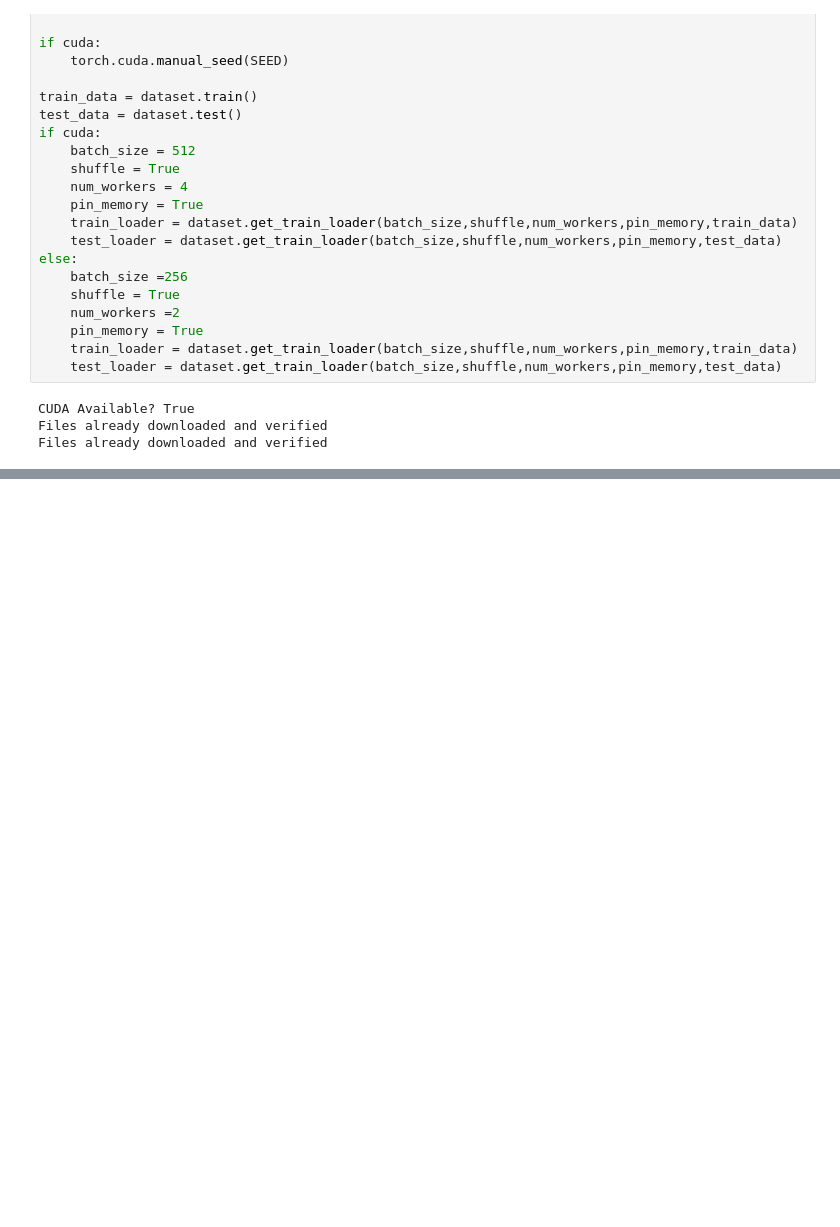
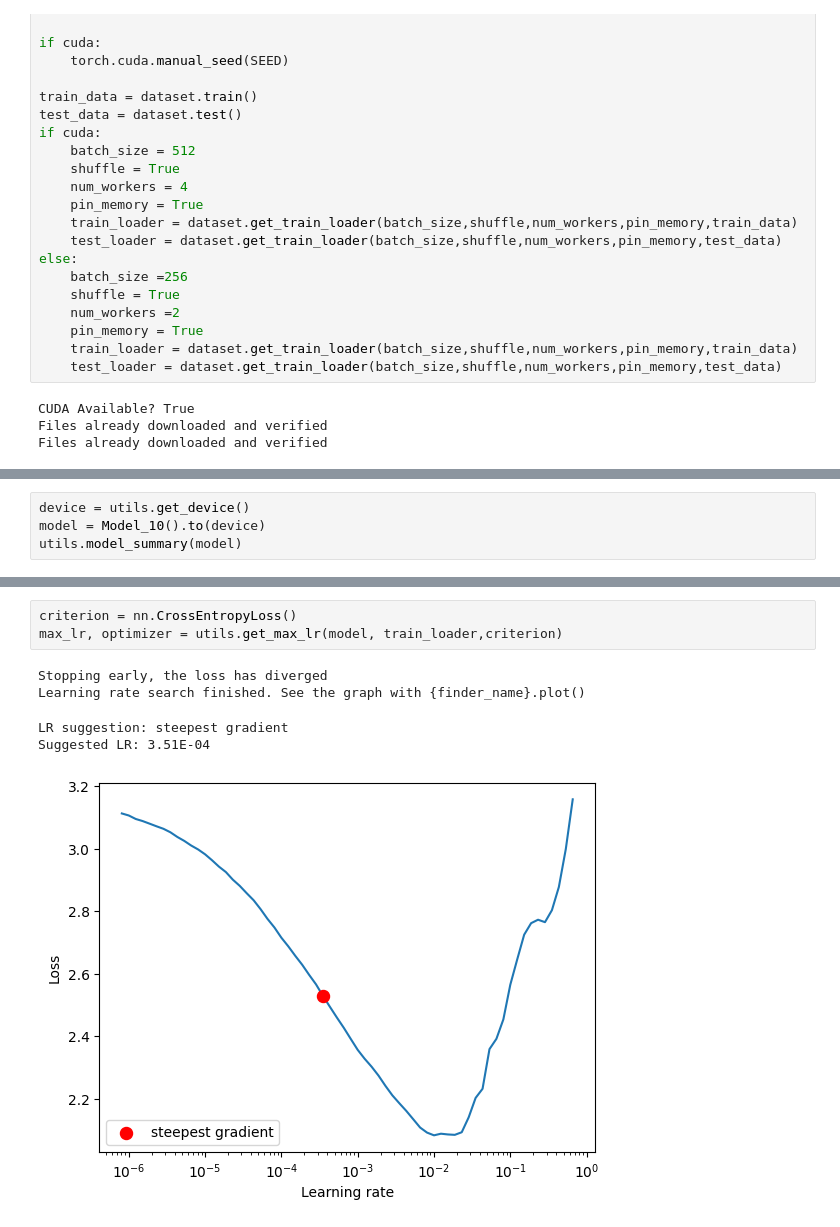
Before and after one commit to RInkalshah93/ERA-V2-Assignment_Rinkal-Shah, a Jupyter notebook: S10 Assignment/Assigmenet_10.ipynb, the cells around one changed output, grey strips where cells are left out. Drawn from its saved outputs; the diff is of its cells as text; blank space fills up the shorter version.

```diff
--- a/S10 Assignment/Assigmenet_10.ipynb
+++ b/S10 Assignment/Assigmenet_10.ipynb
@@ -114,0 +54,4 @@ Suggested LR: 8.11E-04
+# %%
+device = utils.get_device()
+model = Model_10().to(device)
+utils.model_summary(model)
@@ -115,3 +76,12 @@ Suggested LR: 8.11E-04
+# %%
+criterion = nn.CrossEntropyLoss()
+max_lr, optimizer = utils.get_max_lr(model, train_loader,criterion)
+# %% [output]
+Stopping early, the loss has diverged
+Learning rate search finished. See the graph with {finder_name}.plot()
+LR suggestion: steepest gradient
+Suggested LR: 3.51E-04
+[figure, added]
 # %%
 from torch.optim.lr_scheduler import OneCycleLR
 
```
Also changed, not shown: parts of 9 cells of this notebook, 1 other file.
